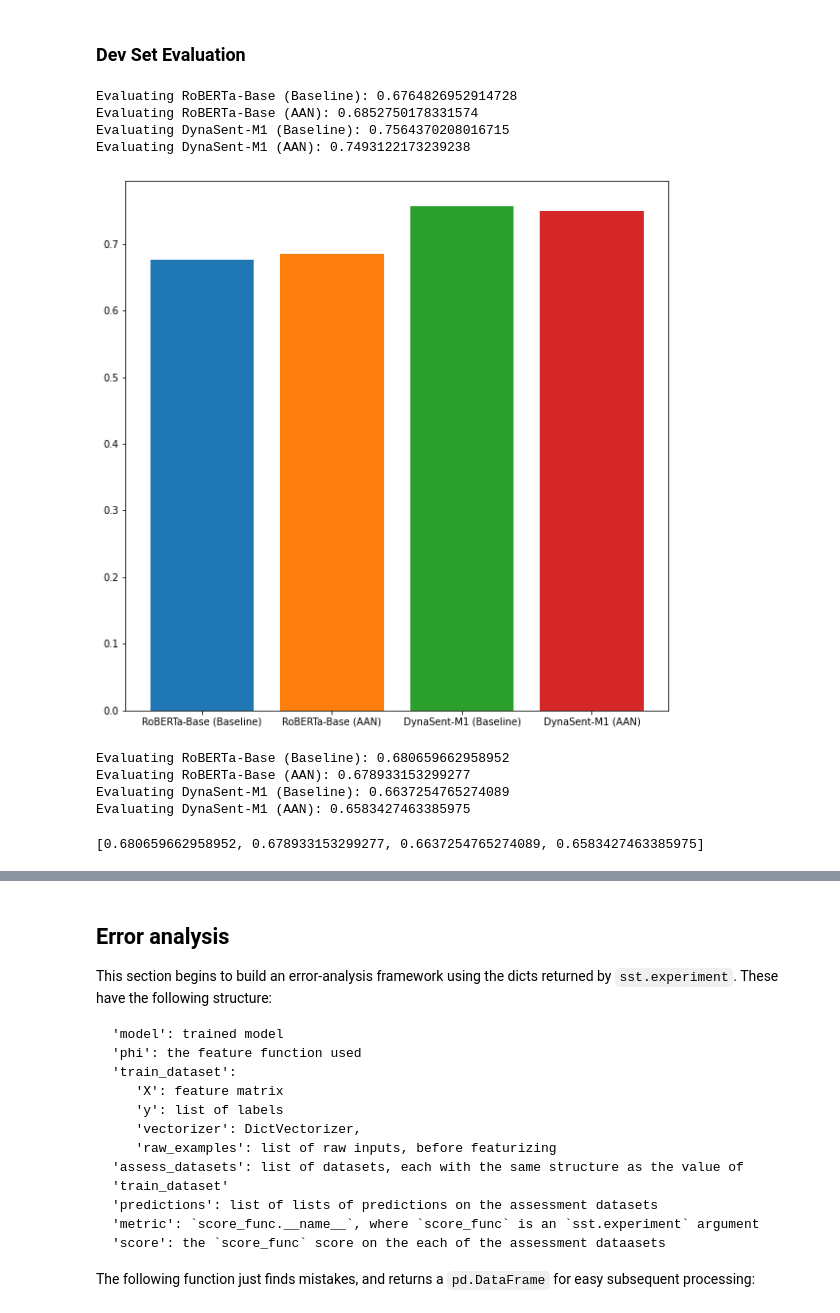
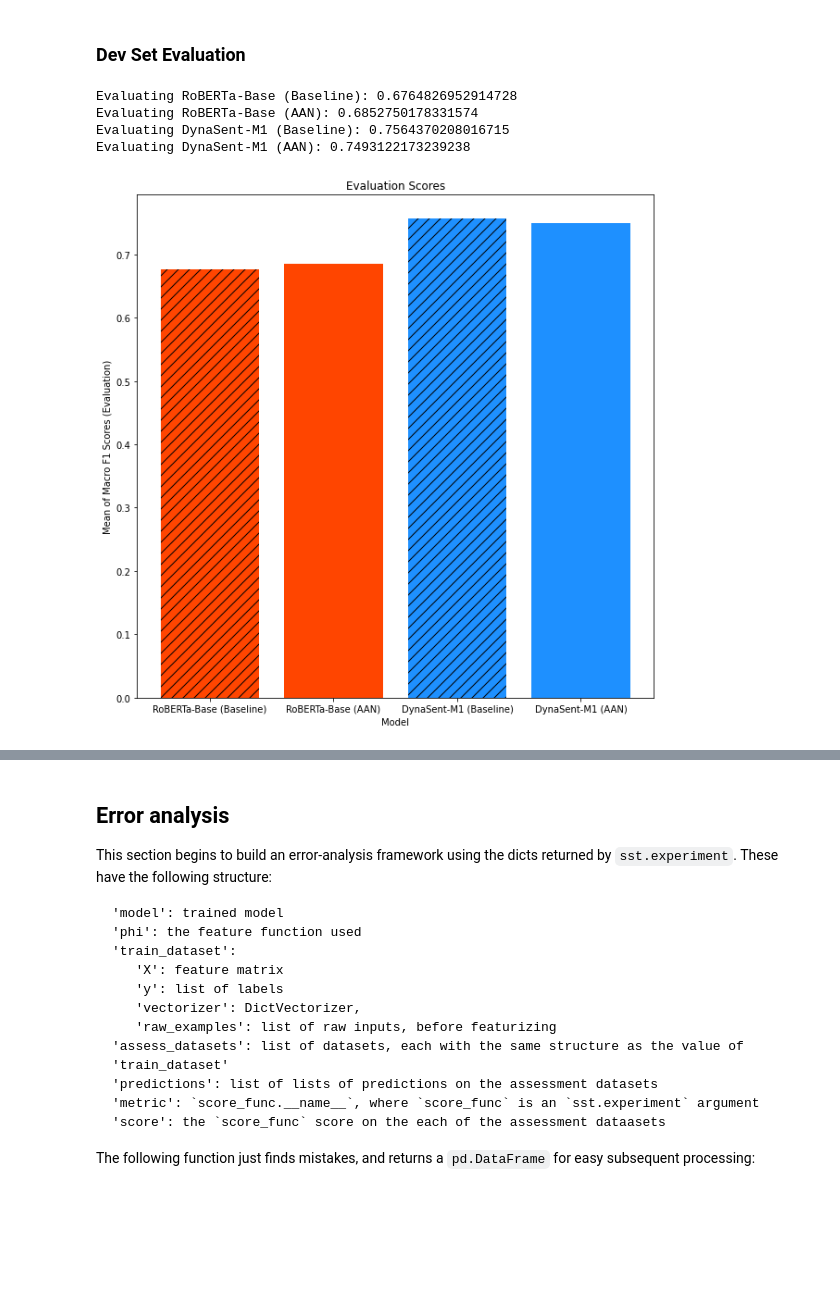
Before and after one commit to mukobi/Unsupervised-Concept-Based-Explanations-For-Sentiment-Analysis, a Jupyter notebook: evaluate_trained_models.ipynb, the cells around one changed output, grey strips where cells are left out. Drawn from its saved outputs; the diff is of its cells as text; code cells hidden in the pictures; blank space fills up the shorter version.

Commit message:
Do dev eval graphs

```diff
--- a/evaluate_trained_models.ipynb
+++ b/evaluate_trained_models.ipynb
@@ -61,16 +60,17 @@ experiment_file_names = [
 
 colors = ['orangered', 'orangered', 'dodgerblue', 'dodgerblue']
 linestyles = [(0, (5, 1)), 'solid'] * 2
-hatches = [(0, (5, 1)), 'solid'] * 2
+hatches = ['//', None] * 2
 
 experiments = []
-for file_name, color, linestyle in zip(experiment_file_names, colors, linestyles):
+for file_name, color, linestyle, hatch in zip(experiment_file_names, colors, linestyles, hatches):
     experiment = torch.load(os.path.join('models', file_name))
     # Force CPU to not run out of GPU memory with all models loaded
     experiment['model'].device = cpu_device
     experiment['model'].model.to(cpu_device)
     experiment['graph_color'] = color
     experiment['graph_linestyle'] = linestyle
+    experiment['graph_hatch'] = hatch
     experiments.append(experiment)
     print(f'Loaded experiment for model {experiment["model"]}')
 # %% [output]
@@ -130,26 +130,19 @@ def evaluate_dataset(assess_df, score_func=utils.safe_macro_f1):
         scores.append(score)
         print(score)
 
-    return scores
+    for experiment, score in zip(experiments, scores):
+        plt.bar(str(experiment['model']), score, color=experiment['graph_color'], hatch=experiment['graph_hatch'])
+    plt.ylabel('Mean of Macro F1 Scores (Evaluation)')
+    plt.xlabel('Model')
+    plt.title('Evaluation Scores')
 
     # Graph the results
-# %%
-dyna_r1_dev_scores = evaluate_dataset(dyna_r1_dev)
-# %% [output]
-Evaluating RoBERTa-Base (Baseline): 0.6764826952914728
-Evaluating RoBERTa-Base (AAN): 0.6852750178331574
-Evaluating DynaSent-M1 (Baseline): 0.7564370208016715
-Evaluating DynaSent-M1 (AAN): 0.7493122173239238
-# %%
-for experiment, score in zip(experiments, dyna_r1_dev_scores):
-    plt.bar(str(experiment['model']), score)
-# %% [output]
-[figure, removed]
-# %%
-evaluate_dataset(dyna_r2_dev)
-# %% [output]
-Evaluating RoBERTa-Base (Baseline): 0.680659662958952
-Evaluating RoBERTa-Base (AAN): 0.678933153299277
-Evaluating DynaSent-M1 (Baseline): 0.6637254765274089
-Evaluating DynaSent-M1 (AAN): 0.6583427463385975
-[0.680659662958952, 0.678933153299277, 0.6637254765274089, 0.6583427463385975]
+# %%
+# Dynasent Round 1 Dev
+evaluate_dataset(dyna_r1_dev)
+# %% [output]
+Evaluating RoBERTa-Base (Baseline): 0.6764826952914728
+Evaluating RoBERTa-Base (AAN): 0.6852750178331574
+Evaluating DynaSent-M1 (Baseline): 0.7564370208016715
+Evaluating DynaSent-M1 (AAN): 0.7493122173239238
+[figure, added]
```
Also changed, not shown: parts of 2 cells of this notebook, 1 other file.
